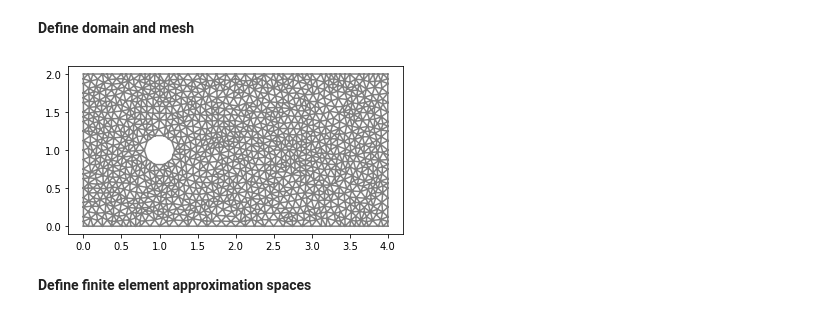
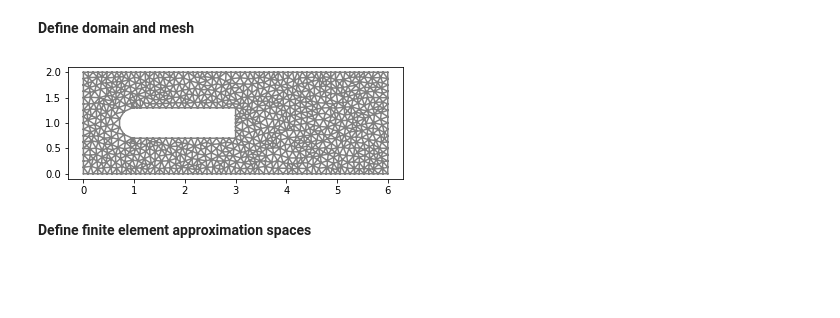
Before and after one commit to johanhoffman/DD2365_VT21, a Jupyter notebook: Turbulence-Model.ipynb, the cells around one changed output. Drawn from its saved outputs; the diff is of its cells as text; code cells hidden in the pictures; blank space fills up the shorter version.

```diff
--- a/Turbulence-Model.ipynb
+++ b/Turbulence-Model.ipynb
@@ -113,13 +113,13 @@ To read more about how to use similar methods for more complex problems, see e.g
 **Define domain and mesh**
 # %%
 # Define rectangular domain
-L = 4
+L = 6
 H = 2
 
 # Define circle
 xc = 1.0
 yc = 0.5*H
-rc = 0.2
+rc = 0.3
 
 # Define subdomains (for boundary conditions)
 class Left(SubDomain):
@@ -150,35 +150,36 @@ upper = Upper()
 skin_friction = Skin_Friction()
 
 # Generate mesh (examples with and without a hole in the mesh)
 resolution = 32
 #mesh = RectangleMesh(Point(0.0, 0.0), Point(L, H), L*resolution, H*resolution)
-mesh = generate_mesh(Rectangle(Point(0.0,0.0), Point(L,H)) - Circle(Point(xc,yc),rc), resolution)
+#mesh = generate_mesh(Rectangle(Point(0.0,0.0), Point(L,H)) - Circle(Point(xc,yc),rc), resolution)
+mesh = generate_mesh(Rectangle(Point(0.0,0.0), Point(L,H)) - Circle(Point(xc,yc),rc) - Rectangle(Point(xc, yc-rc), Point(xc+2.0, yc+rc)), resolution)
 
 # Local mesh refinement (specified by a cell marker)
 no_levels = 0
 for i in range(0,no_levels):
   cell_marker = MeshFunction("bool", mesh, mesh.topology().dim())
   for cell in cells(mesh):
     cell_marker[cell] = False
     p = cell.midpoint()
     if p.distance(Point(xc, yc)) < 1.0:
         cell_marker[cell] = True
   mesh = refine(mesh, cell_marker)
 
 # Define mesh functions (for boundary conditions)
 boundaries = MeshFunction("size_t", mesh, mesh.topology().dim()-1)
 boundaries.set_all(0)
 left.mark(boundaries, 1)
 right.mark(boundaries, 2)
 lower.mark(boundaries, 3)
 upper.mark(boundaries, 4)
 skin_friction.mark(boundaries, 5)
 
 plt.figure()
 plot(mesh)
 plt.show()
 # %% [output]
-[figure, old version]
+[figure, new version]
 # %% [markdown]
 **Define finite element approximation spaces**
 # %%
```
Also changed, not shown: parts of 3 cells of this notebook.
